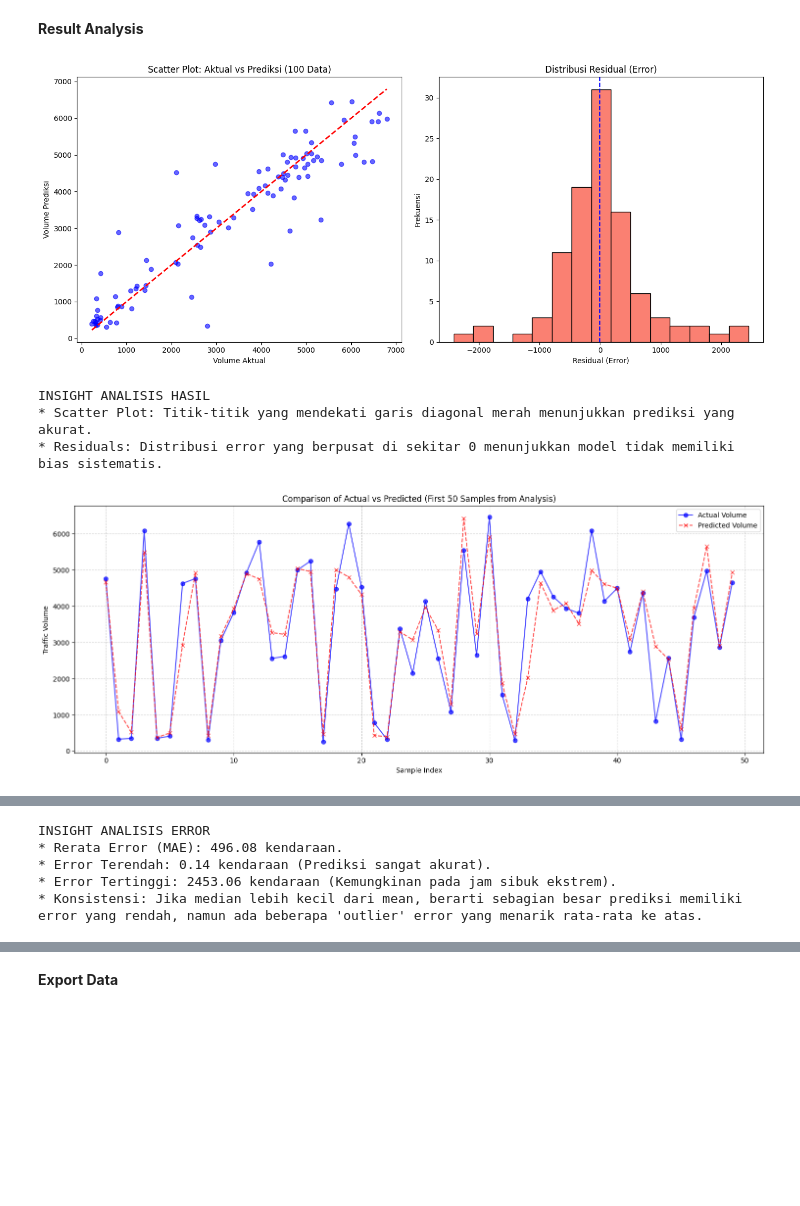
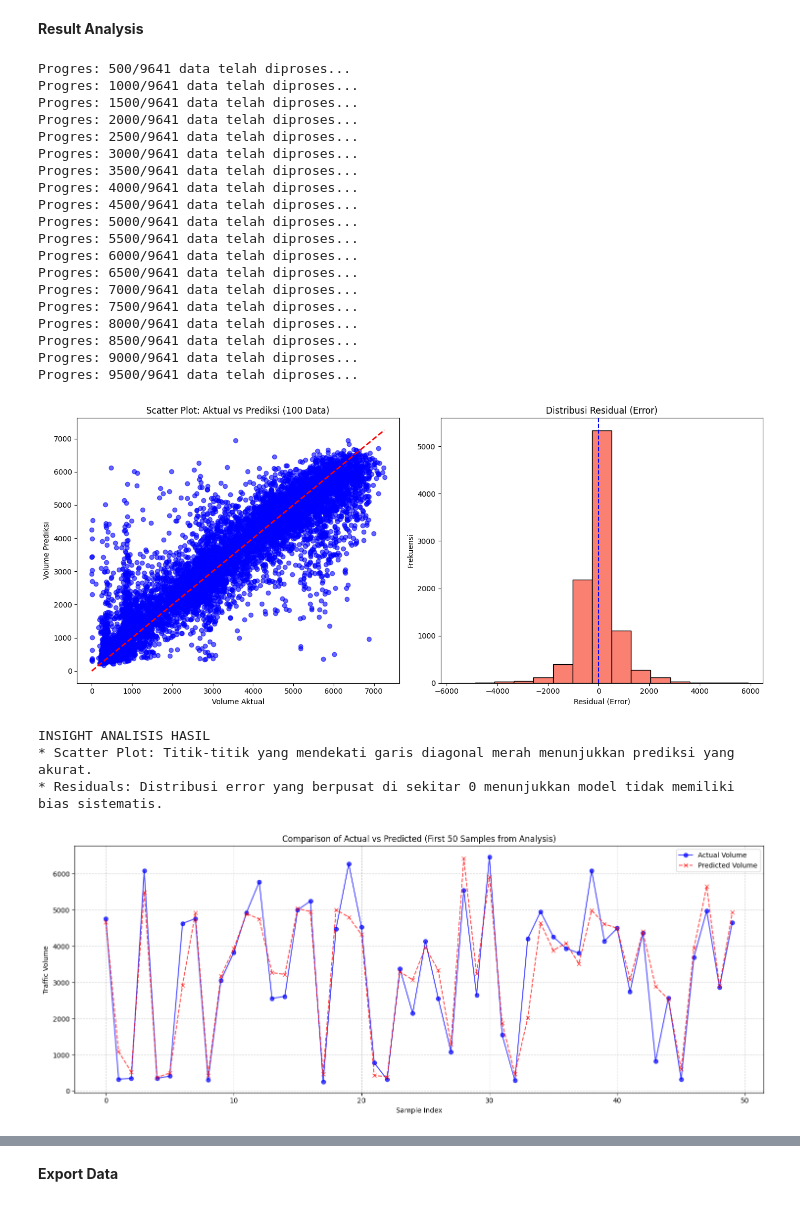
Before and after one commit to wngstnr-code/Traffic_Volume_Prediction_WeightedKNN, a Jupyter notebook: ML_Regression_WeightedKNN.ipynb, the cells around one changed output, grey strips where cells are left out. Drawn from its saved outputs; the diff is of its cells as text; code cells hidden in the pictures; blank space fills up the shorter version.

```diff
--- a/ML_Regression_WeightedKNN.ipynb
+++ b/ML_Regression_WeightedKNN.ipynb
@@ -606,10 +670,8 @@ Selisih (Error) : 89.39 kendaraan
 # %% [markdown]
 **Evaluasi Model**
 # %%
-
-# EVALUASI PADA SELURUH DATA UJI
-# n_samples = len(X_test)
-n_samples = 100
+# Evaluasi Akhir
+n_samples = len(X_test)
 abs_errors = []
 sq_errors = []
 
@@ -717,13 +722,16 @@ INSIGHT
 **Result Analysis**
 # %%
 # RESULT ANALYSIS
-n_samples_analysis = 100
+n_samples_analysis = len(X_test)
 
 y_pred_subset = []
 for i in range(n_samples_analysis):
     neighbors = get_neighbors(X_train, y_train, X_test[i], best_k)
     pred = calculate_prediction(neighbors)
     y_pred_subset.append(pred)
+
+    if (i + 1) % 500 == 0:
+        print(f"Progres: {i + 1}/{n_samples} data telah diproses...")
 
 export_df = pd.DataFrame({
     'Actual_Volume': y_test[:n_samples_analysis],
@@ -766,35 +774,91 @@ plt.plot(sample_plot.index, sample_plot['Predicted_Volume'], label='Predicted Vo
 plt.title('Comparison of Actual vs Predicted (First 50 Samples from Analysis)')
 plt.xlabel('Sample Index')
 plt.ylabel('Traffic Volume')
 plt.legend()
 plt.grid(True, linestyle='--', alpha=0.6)
 plt.tight_layout()
 plt.show()
 
 print("\nINSIGHT VISUALISASI TREN")
 print("* Tren: Garis merah (prediksi) mengikuti fluktuasi garis biru (aktual) dengan cukup baik.")
 
 # 3. Analisis Mendalam Absolute Error
 error_stats = export_df['Absolute_Error'].describe()
 
 print("\nStatistik Absolute Error")
 print(error_stats)
 
 plt.figure(figsize=(10, 6))
 sns.histplot(export_df['Absolute_Error'], bins=20, kde=True, color='red')
 plt.title('Distribusi Kesalahan Absolut (Absolute Error)')
 plt.xlabel('Besar Error (Kendaraan)')
 plt.ylabel('Frekuensi')
 plt.show()
 
 print("\nINSIGHT ANALISIS ERROR")
 print(f"* Rerata Error (MAE): {error_stats['mean']:.2f} kendaraan.")
 print(f"* Error Terendah: {error_stats['min']:.2f} kendaraan (Prediksi sangat akurat).")
 print(f"* Error Tertinggi: {error_stats['max']:.2f} kendaraan (Kemungkinan pada jam sibuk ekstrem).")
 print("* Konsistensi: Jika median lebih kecil dari mean, berarti sebagian besar prediksi memiliki error yang rendah, namun ada beberapa 'outlier' error yang menarik rata-rata ke atas.")
+
+# 4. Analisis Error Berdasarkan Fitur (Jam, Cuaca, Libur)
+hour_raw = (X_test[:n_samples_analysis, 4] * X_std['hour']) + X_mean['hour']
+export_df['Hour'] = hour_raw.round().astype(int)
+
+export_df['Temp_Group'] = pd.cut(X_test[:n_samples_analysis, 0], bins=3, labels=['Cold', 'Normal', 'Warm'])
+
+export_df['Holiday_Status'] = ['Typical Day' if val > 0 else 'Holiday' for val in X_test[:n_samples_analysis, 8]]
+
+fig, axes = plt.subplots(1, 3, figsize=(18, 6))
+
+sns.boxplot(x='Hour', y='Absolute_Error', data=export_df, ax=axes[0], hue='Hour', palette='viridis', legend=False)
+axes[0].set_title('Distribusi Error Berdasarkan Jam')
+axes[0].set_xlabel('Jam dalam Sehari')
+axes[0].set_ylabel('Absolute Error (Kendaraan)')
+axes[0].grid(axis='y', linestyle='--', alpha=0.6)
+
+sns.boxplot(x='Temp_Group', y='Absolute_Error', data=export_df, ax=axes[1], hue='Temp_Group', palette='Set2', legend=False)
+axes[1].set_title('Distribusi Error Berdasarkan Suhu')
+axes[1].set_xlabel('Kategori Suhu')
+axes[1].set_ylabel('')
+axes[1].grid(axis='y', linestyle='--', alpha=0.6)
+
+sns.boxplot(x='Holiday_Status', y='Absolute_Error', data=export_df, ax=axes[2], hue='Holiday_Status', palette='Set1', legend=False)
+axes[2].set_title('Distribusi Error Berdasarkan Hari Libur')
+axes[2].set_xlabel('Status Libur')
+axes[2].set_ylabel('')
+axes[2].grid(axis='y', linestyle='--', alpha=0.6)
+
+plt.tight_layout()
+plt.show()
+
+print("\nINSIGHT ANALISIS ERROR BERDASARKAN FITUR")
+print(f"* Rata-rata Error: {export_df['Absolute_Error'].mean():.2f} kendaraan.")
+print("* Jam (Hour): Model paling akurat di dini hari (volume stabil) dan paling sering meleset di jam sibuk pagi & sore (fluktuasi tinggi).")
+print("* Suhu (Temperature): Volume lalu lintas saat suhu 'Normal' ternyata paling sulit diprediksi (rentang error terlebar) dibanding suhu dingin/panas.")
+print("* Hari Libur (Holiday): Banyak terdapat outlier error yang tinggi, menandakan model kadang masih kesulitan menebak lonjakan lalu lintas tak terduga saat libur.")
 # %% [output]
+Progres: 500/9641 data telah diproses...
+Progres: 1000/9641 data telah diproses...
+Progres: 1500/9641 data telah diproses...
+Progres: 2000/9641 data telah diproses...
+Progres: 2500/9641 data telah diproses...
+Progres: 3000/9641 data telah diproses...
+Progres: 3500/9641 data telah diproses...
+Progres: 4000/9641 data telah diproses...
+Progres: 4500/9641 data telah diproses...
+Progres: 5000/9641 data telah diproses...
+Progres: 5500/9641 data telah diproses...
+Progres: 6000/9641 data telah diproses...
+Progres: 6500/9641 data telah diproses...
+Progres: 7000/9641 data telah diproses...
+Progres: 7500/9641 data telah diproses...
+Progres: 8000/9641 data telah diproses...
+Progres: 8500/9641 data telah diproses...
+Progres: 9000/9641 data telah diproses...
+Progres: 9500/9641 data telah diproses...
-[figure, old version]
+[figure, new version]
-INSIGHT ANALISIS HASIL
-* Scatter Plot: Titik-titik yang mendekati garis diagonal merah menunjukkan prediksi yang akurat.
-* Residuals: Distribusi error yang berpusat di sekitar 0 menunjukkan model tidak memiliki bias sistematis.
+INSIGHT ANALISIS HASIL
+* Scatter Plot: Titik-titik yang mendekati garis diagonal merah menunjukkan prediksi yang akurat.
+* Residuals: Distribusi error yang berpusat di sekitar 0 menunjukkan model tidak memiliki bias sistematis.
 [figure]
@@ -815,5 +878,0 @@ Name: Absolute_Error, dtype: float64
-INSIGHT ANALISIS ERROR
-* Rerata Error (MAE): 496.08 kendaraan.
-* Error Terendah: 0.14 kendaraan (Prediksi sangat akurat).
-* Error Tertinggi: 2453.06 kendaraan (Kemungkinan pada jam sibuk ekstrem).
-* Konsistensi: Jika median lebih kecil dari mean, berarti sebagian besar prediksi memiliki error yang rendah, namun ada beberapa 'outlier' error yang menarik rata-rata ke atas.
```
Also changed, not shown: parts of 11 cells of this notebook.
